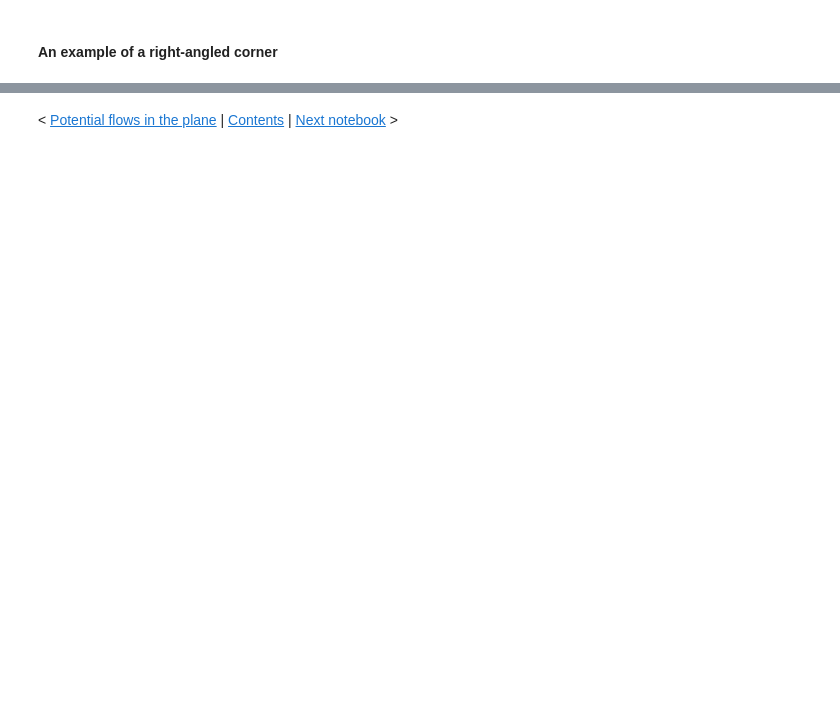
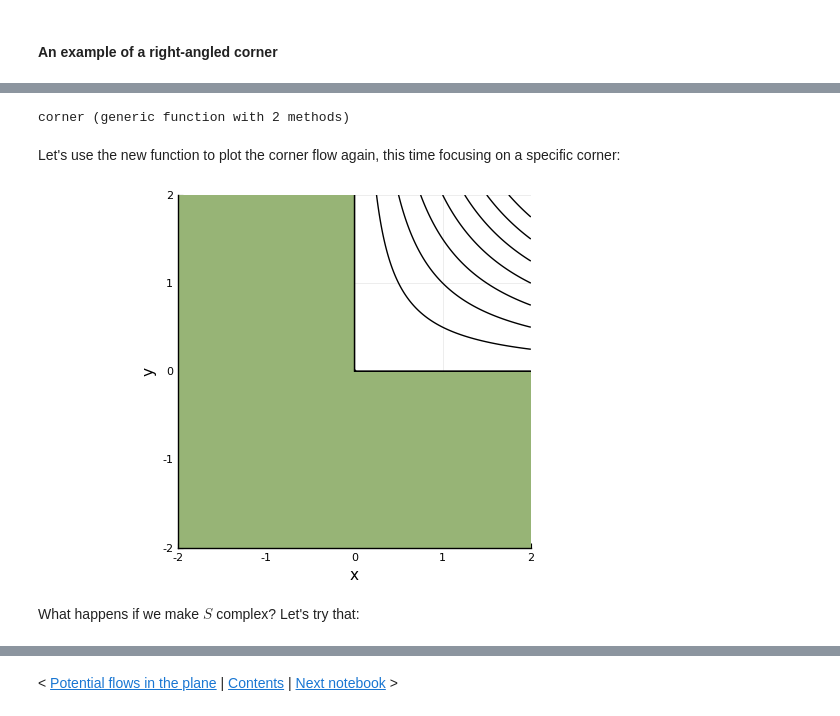
Before and after one commit to jdeldre/BookExamples, a Jupyter notebook: src/3.3-CornerWedge.ipynb, the cells around one changed output, grey strips where cells are left out. Cells and saved outputs as stored; diff of their text form; code cells hidden in the pictures; blank space fills up the shorter version.

```diff
--- a/src/3.3-CornerWedge.ipynb
+++ b/src/3.3-CornerWedge.ipynb
@@ -35,2 +45,4 @@ pyplot()
+# %%
+L = 1;
 # %% [markdown]
 #### An example of a right-angled corner
@@ -67,0 +72,45 @@ contour(x,y,imag.(F)',ratio=1,legend=:false,color=:black,xlabel="x",ylabel="y",
+# %%
+const mygreen = RGBA{Float64}(151/255,180/255,118/255,1)
+
+function corner(ν,S;radius=2.0,sgn=1.0)
+
+    xmin = -radius; xmax = radius
+    ymin = -radius; ymax = radius
+
+    nx = 201; ny = 201
+    x = range(xmin,xmax,length=nx)
+    y = range(ymin,ymax,length=ny)
+
+    # Output grid of complex coordinates.
+    Z = [xi + im*yi for xi in x, yi in y]
+
+    # Initialize complex potential.
+    F = zeros(ComplexF64,nx,ny);
+
+    fact = 1
+    θm = -ν*(angle(S)-sgn*π/2)
+    L = 1
+
+    θ0 = θm - 0.5*fact*π*ν
+    θ1 = θm + 0.5*fact*π*ν
+    θ = range(θ1-2π,θ0,length=197)
+    xv = [0;2*radius*cos.(θ);0]
+    yv = [0;2*radius*sin.(θ);0]
+
+    F .= ν*S*L^(1-1/ν).*Z.^(1/ν);
+
+    ps = contour(x,y,imag.(F)',ratio=1,legend=:false,color=:black,xlabel="x",ylabel="y",
+    xlim=(xmin,xmax),ylim=(ymin,ymax))
+    ps = plot!(xv,yv,fillcolor=mygreen,fillrange=0,linecolor=:black,ratio=1)
+    return ps
+end
+# %% [output]
+corner (generic function with 2 methods)
+# %% [markdown]
+Let's use the new function to plot the corner flow again, this time focusing on a specific corner:
+# %%
+corner(ν,S)
+# %% [output]
+[figure, added]
+# %% [markdown]
+What happens if we make $S$ complex? Let's try that:
```
Also changed, not shown: parts of 38 cells of this notebook.
